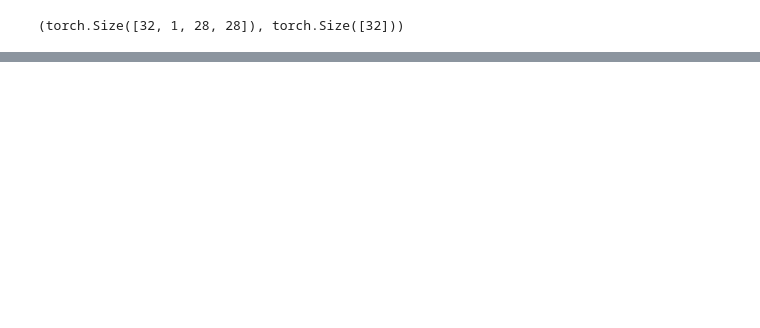
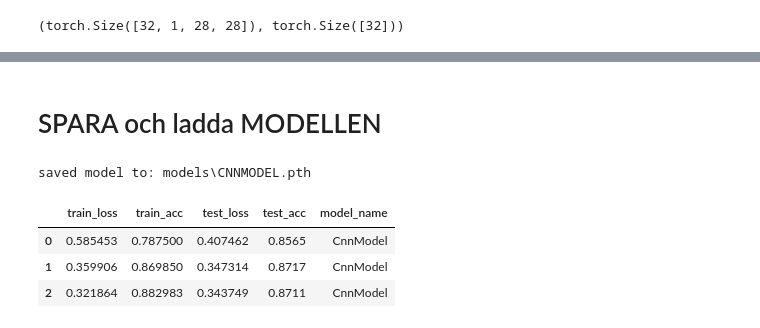
Before and after one commit to DavidDanell/PyTorch, a Jupyter notebook: cnn2.ipynb, the cells around one changed output, grey strips where cells are left out. Cells and saved outputs as stored; diff of their text form; code cells hidden in the pictures; blank space fills up the shorter version.

```diff
--- a/cnn2.ipynb
+++ b/cnn2.ipynb
@@ -59,0 +392,15 @@ train_features_batch.size() ,train_labels_batch.size()
+# %% [markdown]
+# SPARA och ladda MODELLEN
+# %%
+from pathlib import Path
+
+dir= Path('models')
+dir.mkdir(parents=True, exist_ok=True)
+
+MODEL_NAME= 'CNNMODEL.pth'
+MODEL_SAVE_PATH= dir/ MODEL_NAME
+
+torch.save(obj= model.state_dict(), f=MODEL_SAVE_PATH)
+print(f'saved model to: {MODEL_SAVE_PATH}')
+# %% [output]
+saved model to: models\CNNMODEL.pth
@@ -59,0 +412,7 @@ train_features_batch.size() ,train_labels_batch.size()
+# %%
+history
+# %% [output]
+|  | train_loss | train_acc | test_loss | test_acc | model_name |
+| 0 | 0.585453 | 0.787500 | 0.407462 | 0.8565 | CnnModel |
+| 1 | 0.359906 | 0.869850 | 0.347314 | 0.8717 | CnnModel |
+| 2 | 0.321864 | 0.882983 | 0.343749 | 0.8711 | CnnModel |
```
Also changed, not shown: parts of 25 cells of this notebook.
